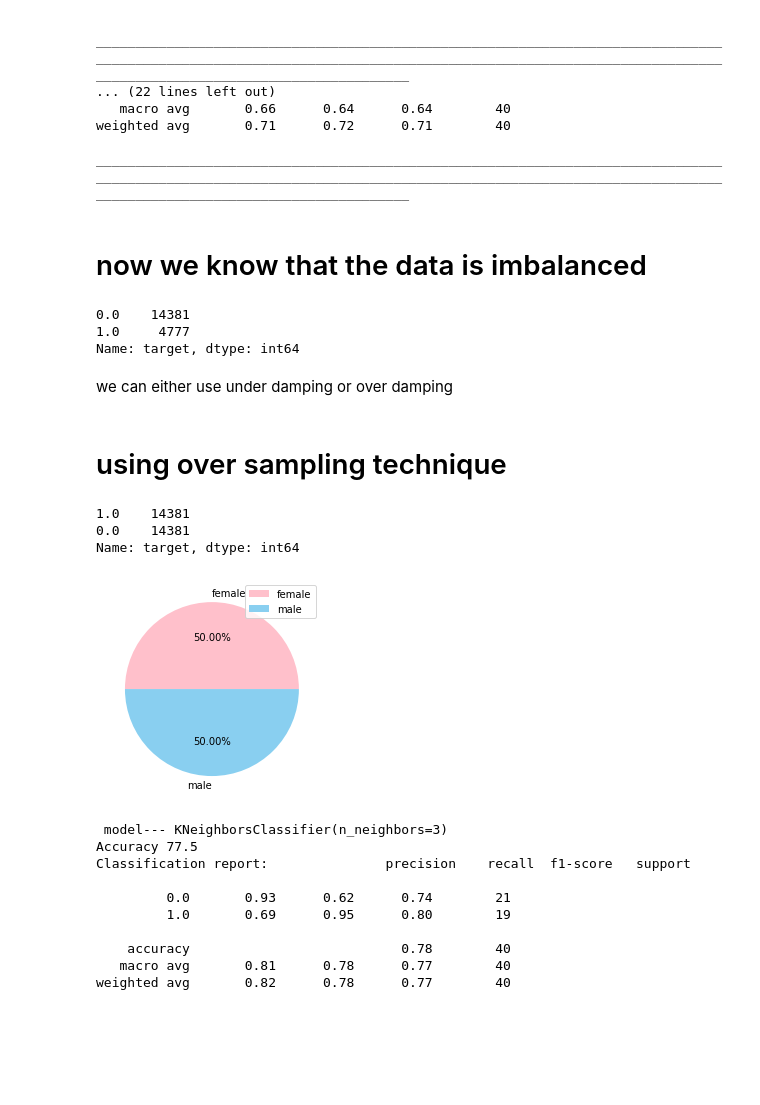
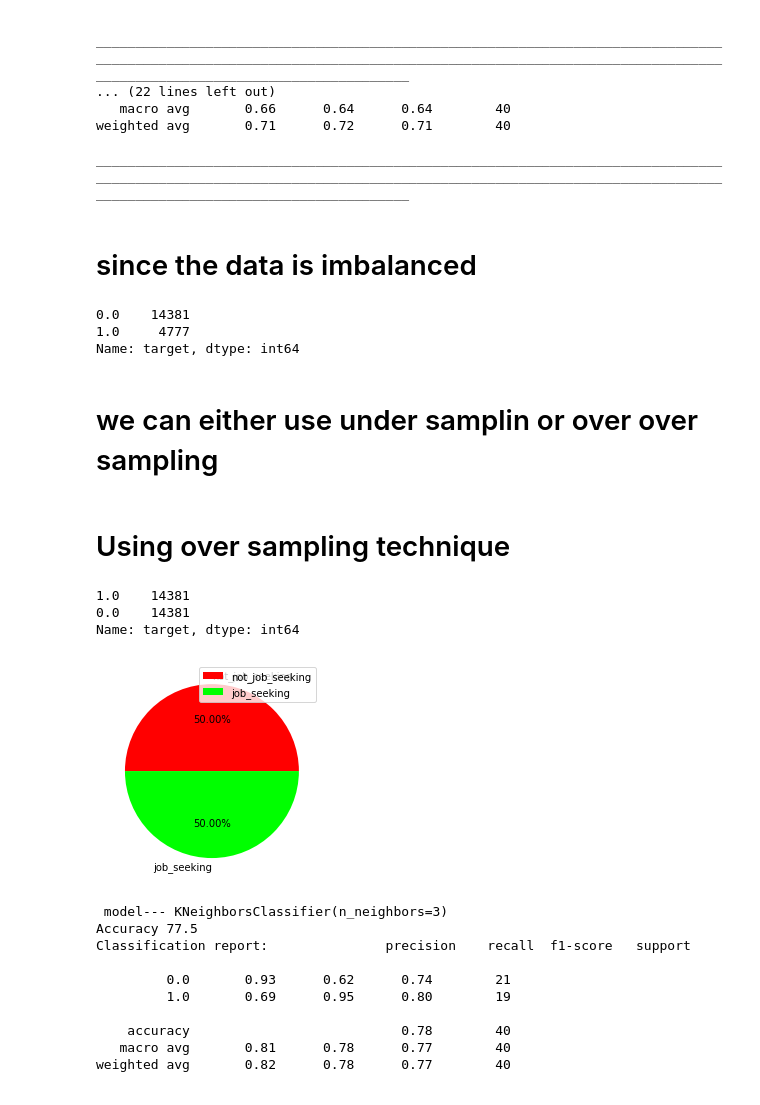
Before and after one commit to manurk1998/ML_Datasc, a Jupyter notebook: MY_Project_1.ipynb, the cells around one changed output. Saved outputs shown, nothing was run; the diff lists cells and outputs as text; code cells hidden in the pictures; blank space fills up the shorter version.

```diff
--- a/MY_Project_1.ipynb
+++ b/MY_Project_1.ipynb
@@ -311,7 +301,7 @@ weighted avg       0.71      0.72      0.71        40
 
 ________________________________________________________________________________________________________________________________________________________________________________________________________
 # %% [markdown]
-# now we know that the data is imbalanced
+# since the data is imbalanced
 # %%
 df["target"].value_counts()
 # %% [output]
@@ -319,9 +309,9 @@ df["target"].value_counts()
 1.0     4777
 Name: target, dtype: int64
 # %% [markdown]
-we can either use under damping or over damping
+# we can either use under samplin or over over sampling
 # %% [markdown]
-# using over sampling technique
+# Using over sampling technique
 # %%
 os=SMOTE(random_state=2)
 X_os,y_os=os.fit_resample(X_scaled,y)
@@ -331,12 +321,12 @@ y_os.value_counts()
 0.0    14381
 Name: target, dtype: int64
 # %%
-newlabels=["female","male"]
-color=["#FFC0CB","#89CFF0"]
+newlabels=["not_job_seeking","job_seeking"]
+color=["#FF0000","#00FF00"]
 plt.pie(y_os.value_counts(),labels=newlabels,colors=color,autopct='%1.2f%%')
 plt.legend()
 plt.show()
 # %% [output]
-[figure, old version]
+[figure, new version]
 # %%
 # splitting datas as train data and test data
```
Also changed, not shown: parts of 25 cells of this notebook.
